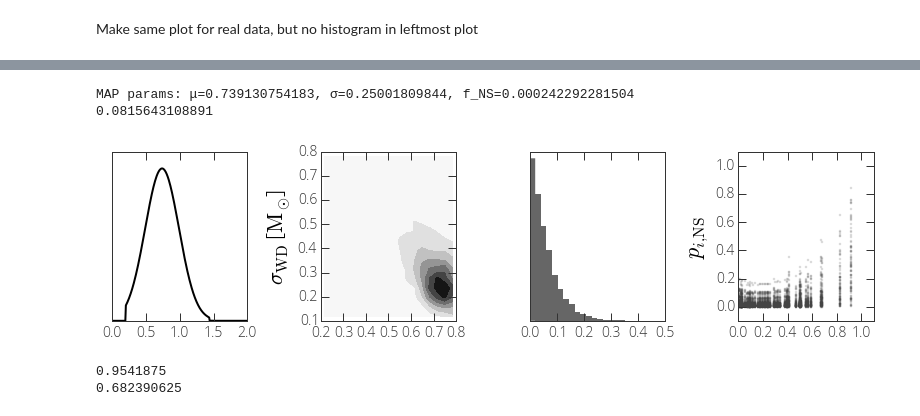
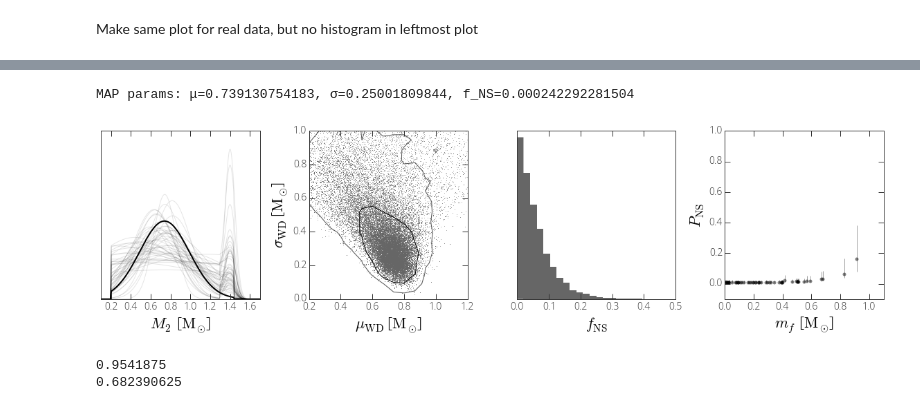
Before and after one commit to adrn/tilt-shift, a Jupyter notebook: notebooks/Paper figures.ipynb, the cells around one changed output, grey strips where cells are left out. Saved outputs shown, nothing was run; the diff lists cells and outputs as text; code cells hidden in the pictures.

```diff
--- a/notebooks/Paper figures.ipynb
+++ b/notebooks/Paper figures.ipynb
@@ -685,15 +759,18 @@ MAP params: μ=0.487681333566, σ=0.32475287025, f_NS=0.105052159928
-# %%
-fig,axes = plt.subplots(1,4,figsize=(11,3))
-data = elm_WD
-sampler = sampler_real_data
-
-four_panel(axes, data, sampler)
-fig.tight_layout()
-fig.savefig("../documents/letter/real-data.pdf")
-# %% [output]
-MAP params: μ=0.739130754183, σ=0.25001809844, f_NS=0.000242292281504
-0.0815643108891
-[figure, removed]
+# %%
+fig,axes = plt.subplots(1,4,figsize=(16,4.5))
+
+four_panel(axes, elm_WD, sampler_real_data, plot_samples=True)
+
+axes[0].set_xlabel(r'$M_2$ [${\rm M}_\odot$]')
+axes[1].set_xlabel(r"$\mu_{\rm WD}$ [${\rm M}_\odot$]")
+axes[2].set_xlabel(r'$f_{\rm NS}$')
+axes[3].set_xlabel(r'$m_f$ [${\rm M}_\odot$]')
+
+fig.tight_layout()
+fig.savefig("../documents/letter/real-data.pdf")
+# %% [output]
+MAP params: μ=0.739130754183, σ=0.25001809844, f_NS=0.000242292281504
+[figure, added]
 # %%
 real_f_NS = sampler.flatchain[:,2]
 print sum(real_f_NS < 0.1725) / len(real_f_NS)
```
Also changed, not shown: parts of 6 cells of this notebook.
